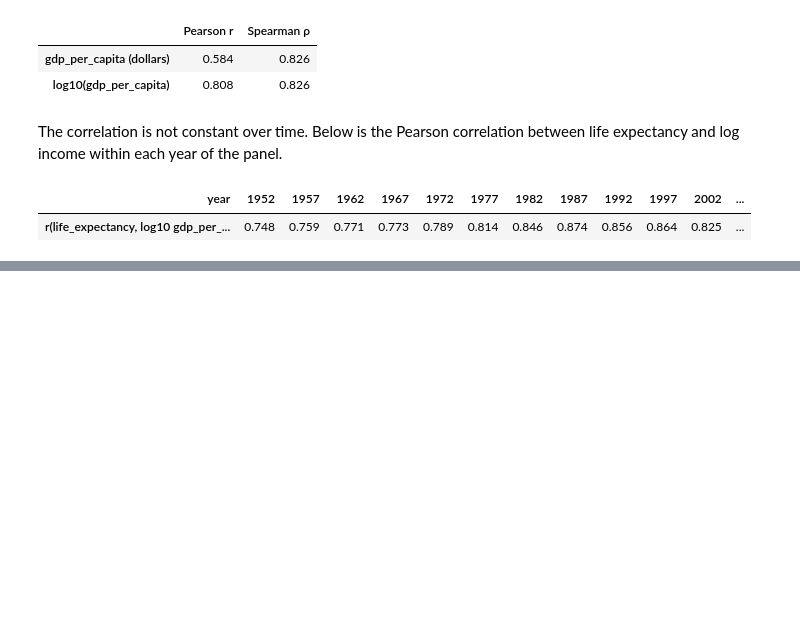
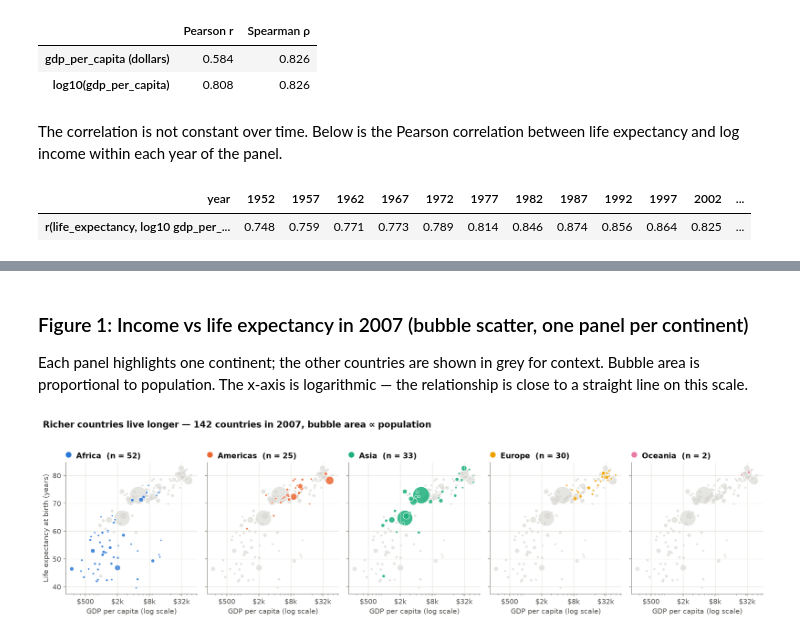
Before and after one commit to msdsn/dse-hw2, a Jupyter notebook: notebooks/EDA.ipynb, the cells around one changed output, grey strips where cells are left out. Cells and saved outputs as stored; diff of their text form; code cells hidden in the pictures; blank space fills up the shorter version.

Commit message:
Add 3 figures generated from EDA notebook: bubble scatter by continent, continent trend lines, 1952 vs 2007 histogram

```diff
--- a/notebooks/EDA.ipynb
+++ b/notebooks/EDA.ipynb
@@ -130,0 +158,32 @@ corr_by_year.round(3).to_frame().T
+# %% [markdown]
+### Figure 1: Income vs life expectancy in 2007 (bubble scatter, one panel per continent)
+
+Each panel highlights one continent; the other
+countries are shown in grey for context. Bubble area is proportional to population.
+The x-axis is logarithmic — the relationship is close to a straight line on this scale.
+# %%
+d07 = df[df["year"] == 2007]
+size = lambda pop: 8 + 600 * pop / pop.max()      # bubble area, min 8 pt²
+
+fig, axes = plt.subplots(1, 5, figsize=(15, 4.2), sharex=True, sharey=True)
+for ax, cont in zip(axes, CONTINENT_ORDER):
+    others, mine = d07[d07["continent"] != cont], d07[d07["continent"] == cont]
+    ax.scatter(others["gdp_per_capita"], others["life_expectancy"], s=size(d07["population"])[others.index],
+               color=GHOST, alpha=0.6, linewidths=0)
+    ax.scatter(mine["gdp_per_capita"], mine["life_expectancy"], s=size(d07["population"])[mine.index],
+               color=COLORS[cont], alpha=0.85, edgecolors="white", linewidths=0.8)
+    ax.set_xscale("log")
+    ax.set_title(f"    {cont}  (n = {len(mine)})", loc="left", fontsize=11, color=INK, fontweight="bold")
+    ax.scatter([0.02], [1.06], s=70, color=COLORS[cont], transform=ax.transAxes, clip_on=False, linewidths=0)
+    ax.set_xticks([500, 2000, 8000, 32000]); ax.set_xticklabels(["$500", "$2k", "$8k", "$32k"])
+    if ax is axes[0]:
+        ax.set_ylabel("Life expectancy at birth (years)")
+    ax.set_xlabel("GDP per capita (log scale)")
+
+fig.suptitle("Richer countries live longer — 142 countries in 2007, bubble area ∝ population",
+             x=0.01, ha="left", fontsize=13, color=INK, fontweight="bold")
+fig.tight_layout(rect=(0, 0, 1, 0.94))
+fig.savefig(FIG_DIR / "fig1_income_vs_life_expectancy_2007.png")
+plt.show()
+# %% [output]
+[figure, added]
```
Also changed, not shown: parts of 6 cells of this notebook, 3 other files.
